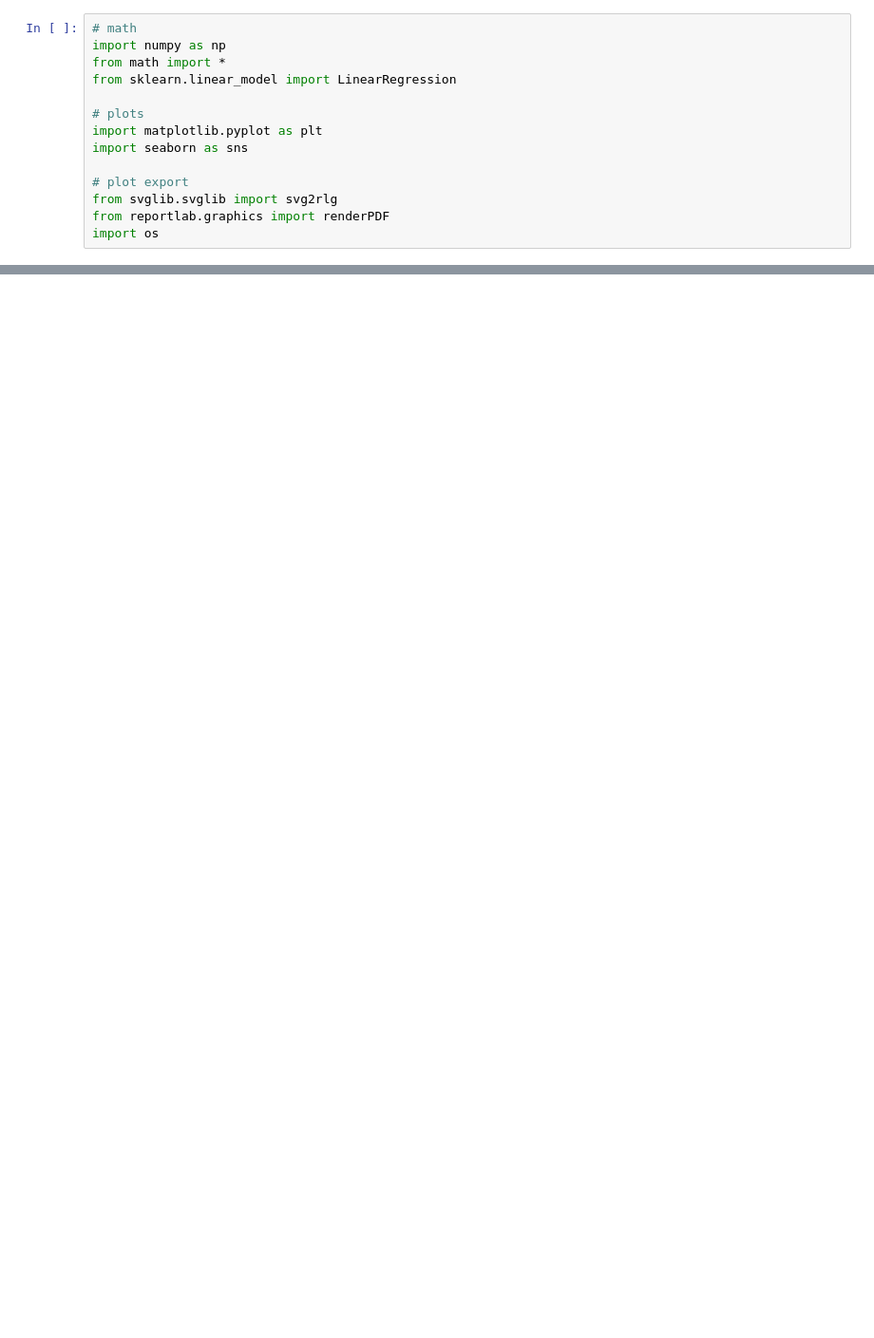
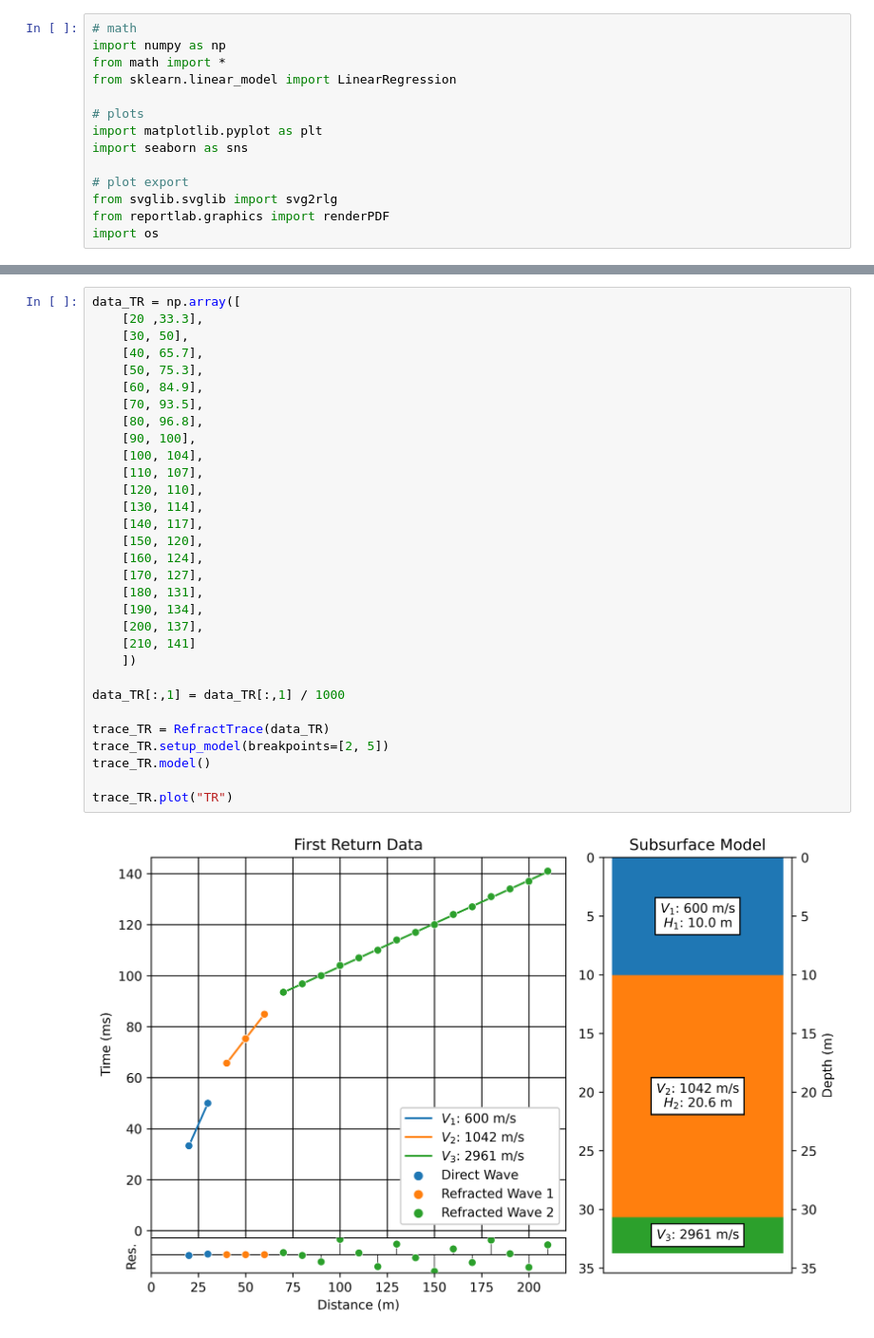
Before and after one commit to hernypeterson/refract, a Jupyter notebook: horizontal-refract.ipynb, the cells around one changed output, grey strips where cells are left out. Shown at 95% size. Drawn from its saved outputs; the diff is of its cells as text; blank space fills up the shorter version.

```diff
--- a/horizontal-refract.ipynb
+++ b/horizontal-refract.ipynb
@@ -287,6 +297,39 @@ class RefractTrace():
             for line in lines:
                 f.write(line)
                 f.write('\n')
+# %%
+data_TR = np.array([
+    [20	,33.3],
+    [30, 50],
+    [40, 65.7],
+    [50, 75.3],
+    [60, 84.9],
+    [70, 93.5],
+    [80, 96.8],
+    [90, 100],
+    [100, 104],
+    [110, 107],
+    [120, 110],
+    [130, 114],
+    [140, 117],
+    [150, 120],
+    [160, 124],
+    [170, 127],
+    [180, 131],
+    [190, 134],
+    [200, 137],
+    [210, 141]
+    ])
+
+data_TR[:,1] = data_TR[:,1] / 1000
+
+trace_TR = RefractTrace(data_TR)
+trace_TR.setup_model(breakpoints=[2, 5])
+trace_TR.model()
+
+trace_TR.plot("TR")
+# %% [output]
+[figure, added]
 # %%
 data_Q2 = np.array([
 [5,     2.38 ],
```
Also changed, not shown: parts of 6 cells of this notebook, 6 other files.
